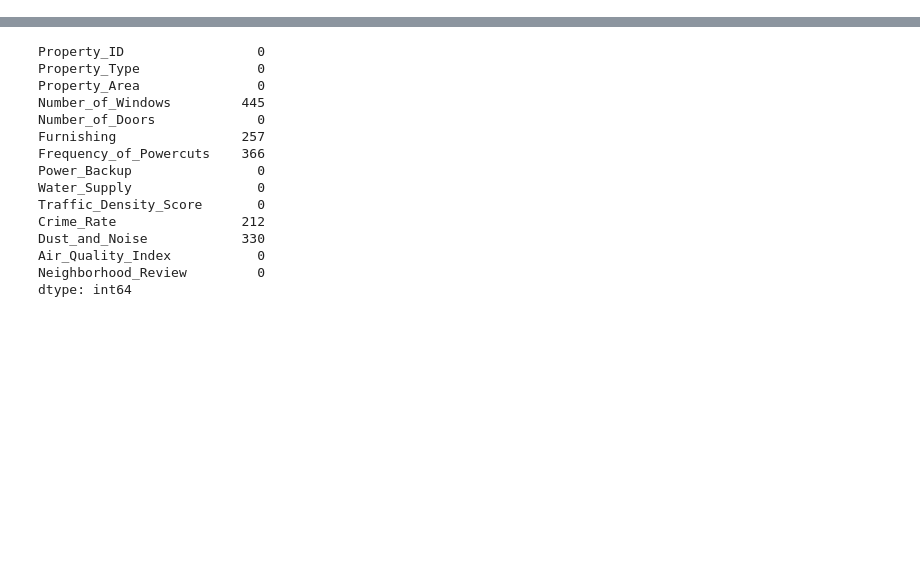
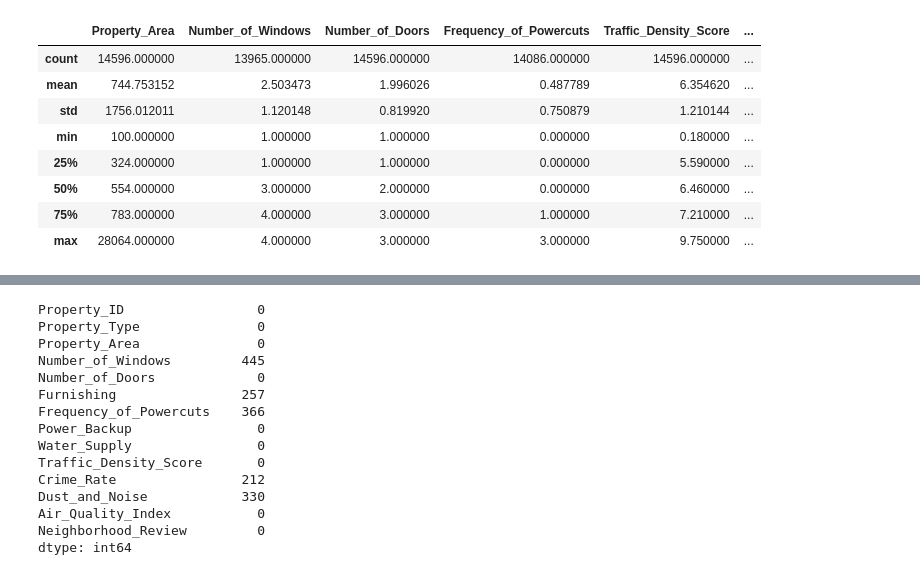
Before and after one commit to Quasilius-Starlord/Get_a_room, a Jupyter notebook: subMain.ipynb, the cells around one changed output, grey strips where cells are left out. Saved outputs shown, nothing was run; the diff lists cells and outputs as text; code cells hidden in the pictures; blank space fills up the shorter version.

```diff
--- a/subMain.ipynb
+++ b/subMain.ipynb
@@ -65,0 +46,12 @@ house_train = pd.read_csv(path_train)
+# %%
+house_data[house_data['Property_Type'] == 'Apartment'].describe()
+# %% [output]
+|  | Property_Area | Number_of_Windows | Number_of_Doors | Frequency_of_Powercuts | Traffic_Density_Score | ... |
+| count | 14596.000000 | 13965.000000 | 14596.000000 | 14086.000000 | 14596.000000 | ... |
+| mean | 744.753152 | 2.503473 | 1.996026 | 0.487789 | 6.354620 | ... |
+| std | 1756.012011 | 1.120148 | 0.819920 | 0.750879 | 1.210144 | ... |
+| min | 100.000000 | 1.000000 | 1.000000 | 0.000000 | 0.180000 | ... |
+| 25% | 324.000000 | 1.000000 | 1.000000 | 0.000000 | 5.590000 | ... |
+| 50% | 554.000000 | 3.000000 | 2.000000 | 0.000000 | 6.460000 | ... |
+| 75% | 783.000000 | 4.000000 | 3.000000 | 1.000000 | 7.210000 | ... |
+| max | 28064.000000 | 4.000000 | 3.000000 | 3.000000 | 9.750000 | ... |
```
Also changed, not shown: parts of 95 cells of this notebook, 5 other files.
